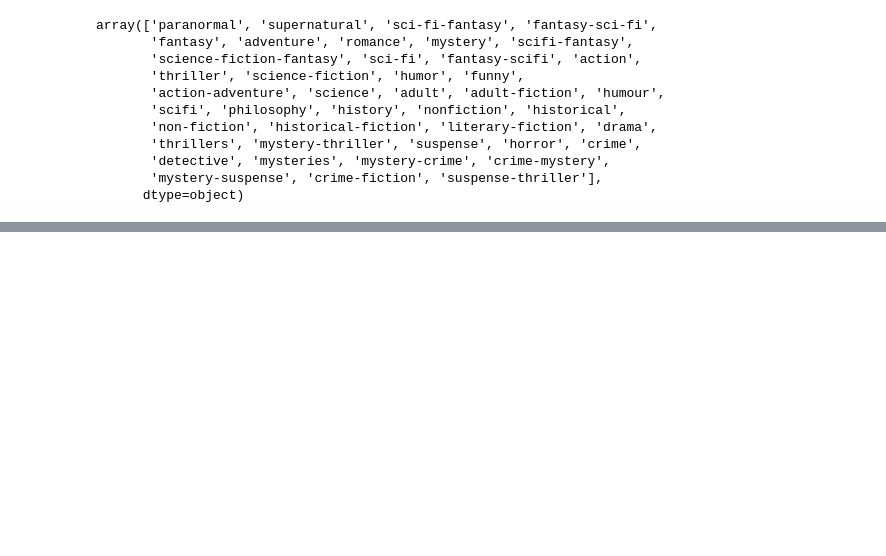
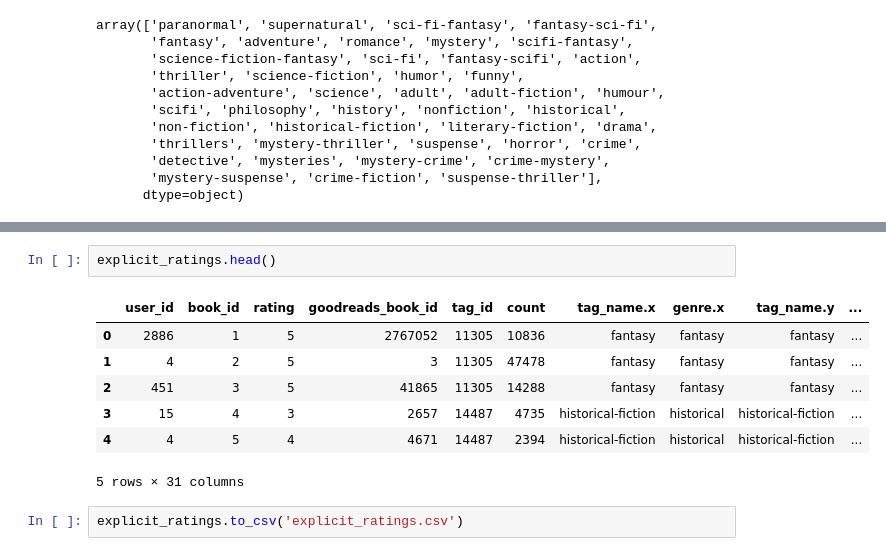
Before and after one commit to martaradzi/knowledgeEngineering, a Jupyter notebook: data_transformation.ipynb, the cells around one changed output, grey strips where cells are left out. Drawn from its saved outputs; the diff is of its cells as text; blank space fills up the shorter version.

```diff
--- a/data_transformation.ipynb
+++ b/data_transformation.ipynb
@@ -145,0 +208,12 @@ array(['paranormal', 'supernatural', 'sci-fi-fantasy', 'fantasy-sci-fi',
+# %%
+explicit_ratings.head()
+# %% [output]
+|  | user_id | book_id | rating | goodreads_book_id | tag_id | count | tag_name.x | genre.x | tag_name.y | ... |
+| 0 | 2886 | 1 | 5 | 2767052 | 11305 | 10836 | fantasy | fantasy | fantasy | ... |
+| 1 | 4 | 2 | 5 | 3 | 11305 | 47478 | fantasy | fantasy | fantasy | ... |
+| 2 | 451 | 3 | 5 | 41865 | 11305 | 14288 | fantasy | fantasy | fantasy | ... |
+| 3 | 15 | 4 | 3 | 2657 | 14487 | 4735 | historical-fiction | historical | historical-fiction | ... |
+| 4 | 4 | 5 | 4 | 4671 | 14487 | 2394 | historical-fiction | historical | historical-fiction | ... |
+5 rows × 31 columns
+# %%
+explicit_ratings.to_csv('explicit_ratings.csv')
```
Also changed, not shown: parts of 10 cells of this notebook, 3 other files.
